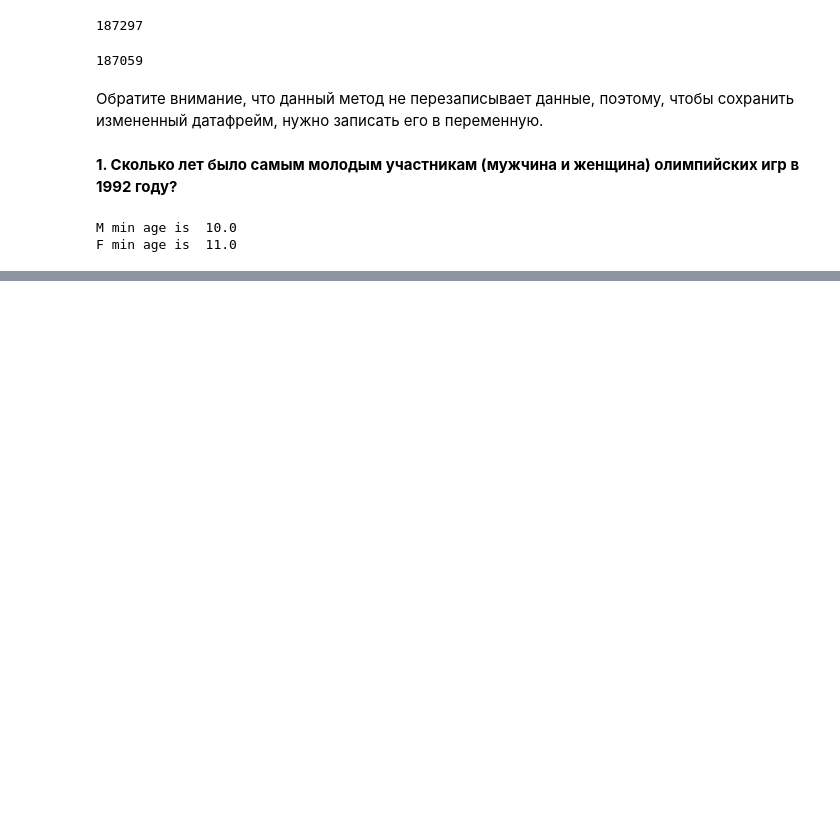
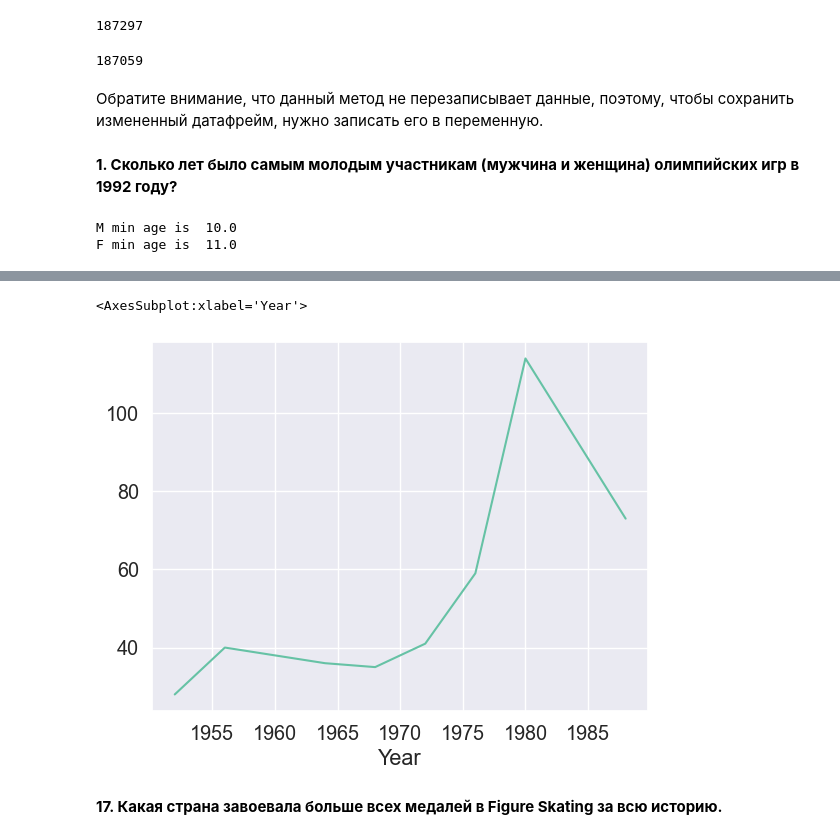
Before and after one commit to innokeny/skillfactory_hack, a Jupyter notebook: факлуьтатив/3lab/3lab.ipynb, the cells around one changed output, grey strips where cells are left out. Drawn from its saved outputs; the diff is of its cells as text; code cells hidden in the pictures; blank space fills up the shorter version.

```diff
--- a/факлуьтатив/3lab/3lab.ipynb
+++ b/факлуьтатив/3lab/3lab.ipynb
@@ -262,0 +267,14 @@ __20. Проверьте, выиграла ли принимающая стра
+# %%
+gold = data[(data['Team'] == 'Soviet Union') & (data['Season'] == 'Summer')
+            & (data['Medal'] == 'Gold')].drop_duplicates('Event').groupby('Year').size()
+silver = data[(data['Team'] == 'Soviet Union') & (data['Season'] == 'Summer')
+              & (data['Medal'] == 'Silver')].drop_duplicates('Event').groupby('Year').size()
+bronze = data[(data['Team'] == 'Soviet Union') & (data['Season'] == 'Summer')
+              & (data['Medal'] == 'Bronze')].drop_duplicates('Event').groupby('Year').size()
+
+(gold + silver + bronze).plot()
+# %% [output]
+<AxesSubplot:xlabel='Year'>
+[figure, added]
+# %% [markdown]
+**17. Какая страна завоевала больше всех медалей в Figure Skating за всю историю.**
```
Also changed, not shown: parts of 76 cells of this notebook, 3 other files.
